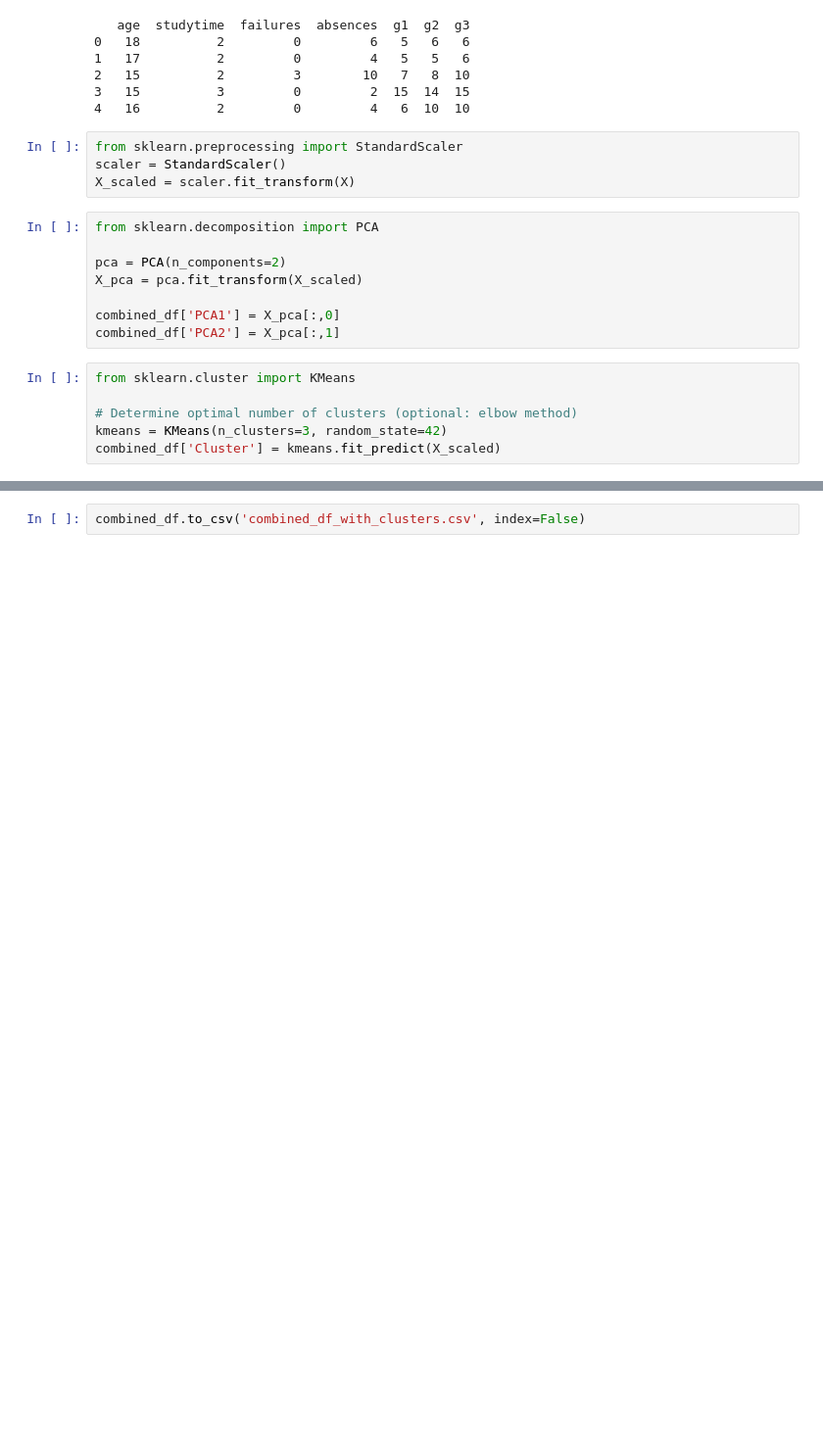
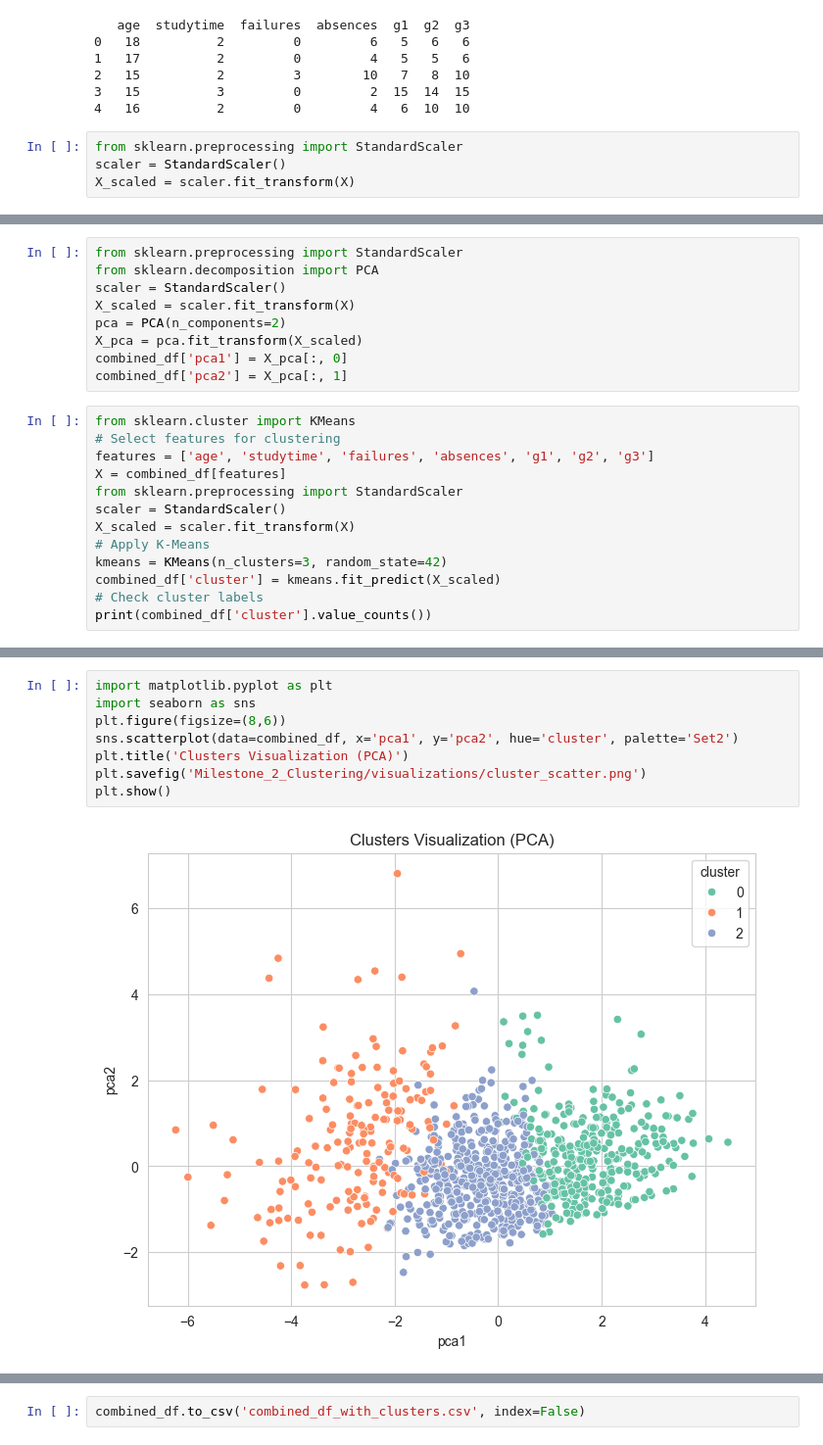
Before and after one commit to cn301801-crypto/studyTrack_AI_StudentRecommender, a Jupyter notebook: Milestone_2_Clustering/clustering.ipynb, the cells around one changed output, grey strips where cells are left out. Shown at 98% size. Saved outputs shown, nothing was run; the diff lists cells and outputs as text; blank space fills up the shorter version.

Commit message:
Add milestone2

```diff
--- a/Milestone_2_Clustering/clustering.ipynb
+++ b/Milestone_2_Clustering/clustering.ipynb
@@ -143,17 +127,3 @@ print(X.head())
 from sklearn.preprocessing import StandardScaler
 scaler = StandardScaler()
 X_scaled = scaler.fit_transform(X)
-# %%
-from sklearn.decomposition import PCA
-
-pca = PCA(n_components=2)
-X_pca = pca.fit_transform(X_scaled)
-
-combined_df['PCA1'] = X_pca[:,0]
-combined_df['PCA2'] = X_pca[:,1]
-# %%
-from sklearn.cluster import KMeans
-
-# Determine optimal number of clusters (optional: elbow method)
-kmeans = KMeans(n_clusters=3, random_state=42)
-combined_df['Cluster'] = kmeans.fit_predict(X_scaled)
@@ -191,0 +130,22 @@ plt.show()
+# %%
+from sklearn.preprocessing import StandardScaler
+from sklearn.decomposition import PCA
+scaler = StandardScaler()
+X_scaled = scaler.fit_transform(X)
+pca = PCA(n_components=2)
+X_pca = pca.fit_transform(X_scaled)
+combined_df['pca1'] = X_pca[:, 0]
+combined_df['pca2'] = X_pca[:, 1]
+# %%
+from sklearn.cluster import KMeans
+# Select features for clustering
+features = ['age', 'studytime', 'failures', 'absences', 'g1', 'g2', 'g3']
+X = combined_df[features]
+from sklearn.preprocessing import StandardScaler
+scaler = StandardScaler()
+X_scaled = scaler.fit_transform(X)
+# Apply K-Means
+kmeans = KMeans(n_clusters=3, random_state=42)
+combined_df['cluster'] = kmeans.fit_predict(X_scaled)
+# Check cluster labels
+print(combined_df['cluster'].value_counts())
@@ -191,0 +173,10 @@ plt.show()
+# %%
+import matplotlib.pyplot as plt
+import seaborn as sns
+plt.figure(figsize=(8,6))
+sns.scatterplot(data=combined_df, x='pca1', y='pca2', hue='cluster', palette='Set2')
+plt.title('Clusters Visualization (PCA)')
+plt.savefig('Milestone_2_Clustering/visualizations/cluster_scatter.png')
+plt.show()
+# %% [output]
+[figure, added]
```
Also changed, not shown: parts of 12 cells of this notebook, 3 other files.
